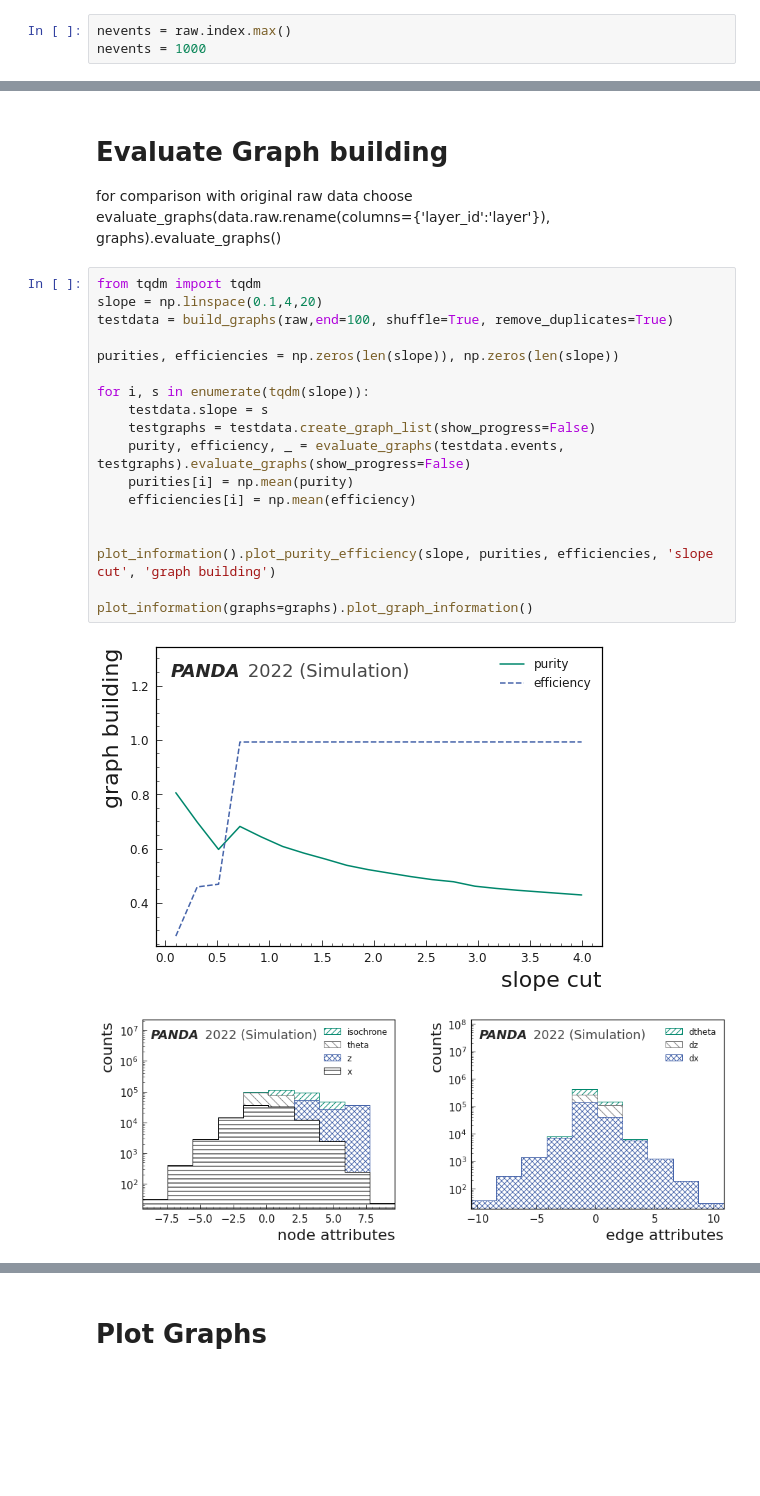
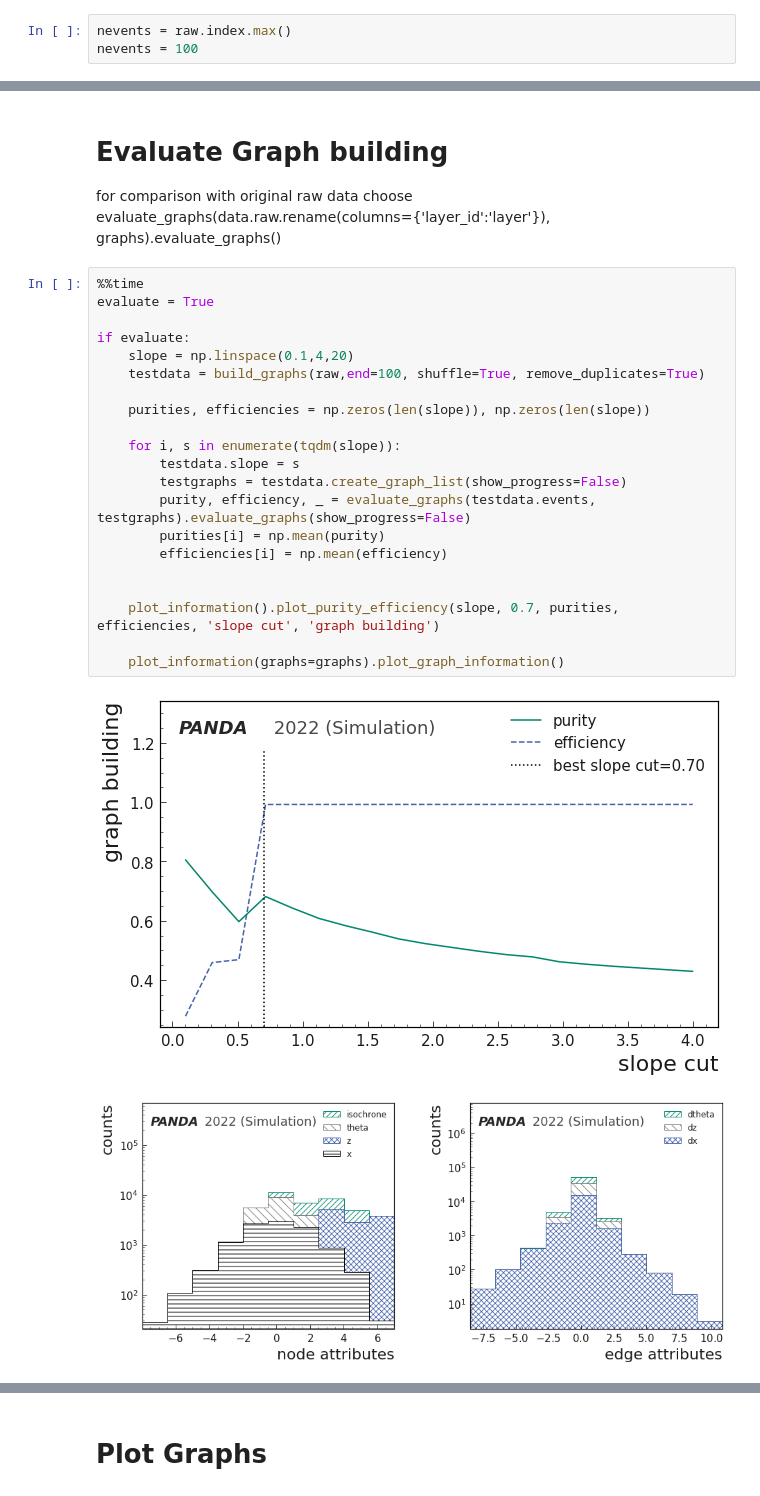
Before and after one commit to grheine/IN_hls4ml, a Jupyter notebook: IN_pipeline.ipynb, the cells around one changed output, grey strips where cells are left out. Cells and saved outputs as stored; diff of their text form; blank space fills up the shorter version.

```diff
--- a/IN_pipeline.ipynb
+++ b/IN_pipeline.ipynb
@@ -45,7 +42,7 @@ Wall time: 221 ms
 Choose number of events to be analysed
 # %%
 nevents = raw.index.max()
-nevents = 1000
+nevents = 100
 # %% [markdown]
 # Investigate raw data
 # %%
@@ -95,23 +96,26 @@ Wall time: 3.91 s
 # Evaluate Graph building
 for comparison with original raw data choose evaluate_graphs(data.raw.rename(columns={'layer_id':'layer'}), graphs).evaluate_graphs()
 # %%
-from tqdm import tqdm
-slope = np.linspace(0.1,4,20)
-testdata = build_graphs(raw,end=100, shuffle=True, remove_duplicates=True)
+%%time
+evaluate = True
 
-purities, efficiencies = np.zeros(len(slope)), np.zeros(len(slope))
+if evaluate:
+    slope = np.linspace(0.1,4,20)
+    testdata = build_graphs(raw,end=100, shuffle=True, remove_duplicates=True)
 
-for i, s in enumerate(tqdm(slope)):
-    testdata.slope = s
-    testgraphs = testdata.create_graph_list(show_progress=False)
-    purity, efficiency, _ = evaluate_graphs(testdata.events, testgraphs).evaluate_graphs(show_progress=False)
-    purities[i] = np.mean(purity)
-    efficiencies[i] = np.mean(efficiency)
+    purities, efficiencies = np.zeros(len(slope)), np.zeros(len(slope))
+
+    for i, s in enumerate(tqdm(slope)):
+        testdata.slope = s
+        testgraphs = testdata.create_graph_list(show_progress=False)
+        purity, efficiency, _ = evaluate_graphs(testdata.events, testgraphs).evaluate_graphs(show_progress=False)
+        purities[i] = np.mean(purity)
+        efficiencies[i] = np.mean(efficiency)
 
 
-plot_information().plot_purity_efficiency(slope, purities, efficiencies, 'slope cut', 'graph building')
+    plot_information().plot_purity_efficiency(slope, 0.7, purities, efficiencies, 'slope cut', 'graph building')
 
-plot_information(graphs=graphs).plot_graph_information()
+    plot_information(graphs=graphs).plot_graph_information()
 # %% [output]
-[figure, old version]
+[figure, new version]
-[figure, old version]
+[figure, new version]
```
Also changed, not shown: parts of 13 cells of this notebook, 21 other files.
